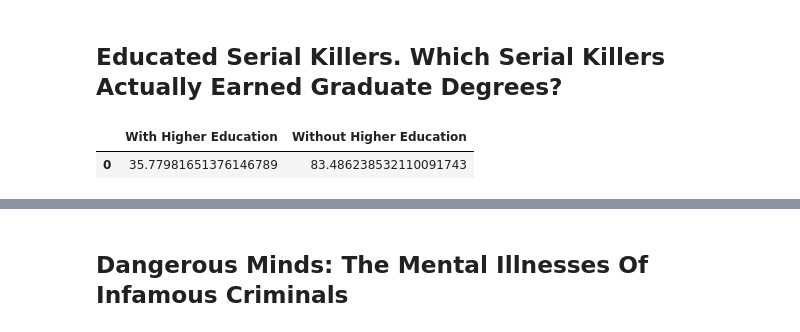
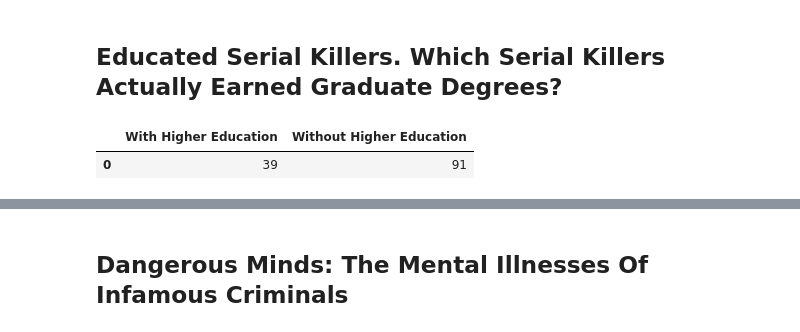
Before and after one commit to Information-Visualization-Project/Murder-History, a Jupyter notebook: Documentation.ipynb, the cells around one changed output, grey strips where cells are left out. Drawn from its saved outputs; the diff is of its cells as text; code cells hidden in the pictures.

```diff
--- a/Documentation.ipynb
+++ b/Documentation.ipynb
@@ -374,10 +373,10 @@ df
 # Statistics on serial killers with and without higher education (university)
 query = """
 SELECT
-  (COUNT(DISTINCT ?personWithEducation) / COUNT(DISTINCT ?person) * 100 AS ?percentWithEducation)
-  (COUNT(DISTINCT ?personWithoutEducation) / COUNT(DISTINCT ?person) * 100 AS ?percentWithoutEducation)
+  (COUNT(DISTINCT ?personWithEducation) AS ?countWithEducation)
+  (COUNT(DISTINCT ?personWithoutEducation) AS ?countWithoutEducation)
 WHERE {
-{
+  {
     SELECT DISTINCT ?person
     WHERE {
       ?person wdt:P106 wd:Q484188 ;
@@ -396,36 +395,36 @@ WHERE {
   BIND (COUNT(DISTINCT ?personWithEducation) AS ?withEducation) .
   {
     SELECT DISTINCT ?personWithoutEducation
     WHERE {
       ?personWithoutEducation wdt:P106 wd:Q484188 ;
                              wdt:P69 ?education .
       FILTER NOT EXISTS { ?education wdt:P31/wdt:P279* wd:Q3918 . }
     }
   }
   BIND (COUNT(DISTINCT ?personWithoutEducation) AS ?withoutEducation) .
 }
 """
 
 sparql_wd.setQuery(query)
 
 results = sparql_wd.query().convert()
 
 # Create the DataFrame
 df = pd.DataFrame([
     {
-        'With Higher Education' : result['percentWithEducation']['value'],
-        'Without Higher Education' : result['percentWithoutEducation']['value'],
+        'With Higher Education' : result['countWithEducation']['value'],
+        'Without Higher Education' : result['countWithoutEducation']['value'],
     }
     for result in results['results']['bindings']
 ])
 
 # Save the data to a CSV file
 df.to_csv("serial_killers_education_stats.csv")
 
 df
 # %% [output]
 |  | With Higher Education | Without Higher Education |
-| 0 | 35.77981651376146789 | 83.486238532110091743 |
+| 0 | 39 | 91 |
 # %%
 query = """
 SELECT ?killerLabel (GROUP_CONCAT(DISTINCT ?countryLabel; separator=", ") AS ?country) (GROUP_CONCAT(DISTINCT ?educationLabel; separator=", ") AS ?education) (GROUP_CONCAT(DISTINCT ?occupationLabel; separator=", ") AS ?occupation) (GROUP_CONCAT(DISTINCT ?victimLabel; separator=", ") AS ?victims) (GROUP_CONCAT(DISTINCT ?conditionLabel; separator=", ") AS ?condition)  WHERE {
```
Also changed, not shown: parts of 5 cells of this notebook.
